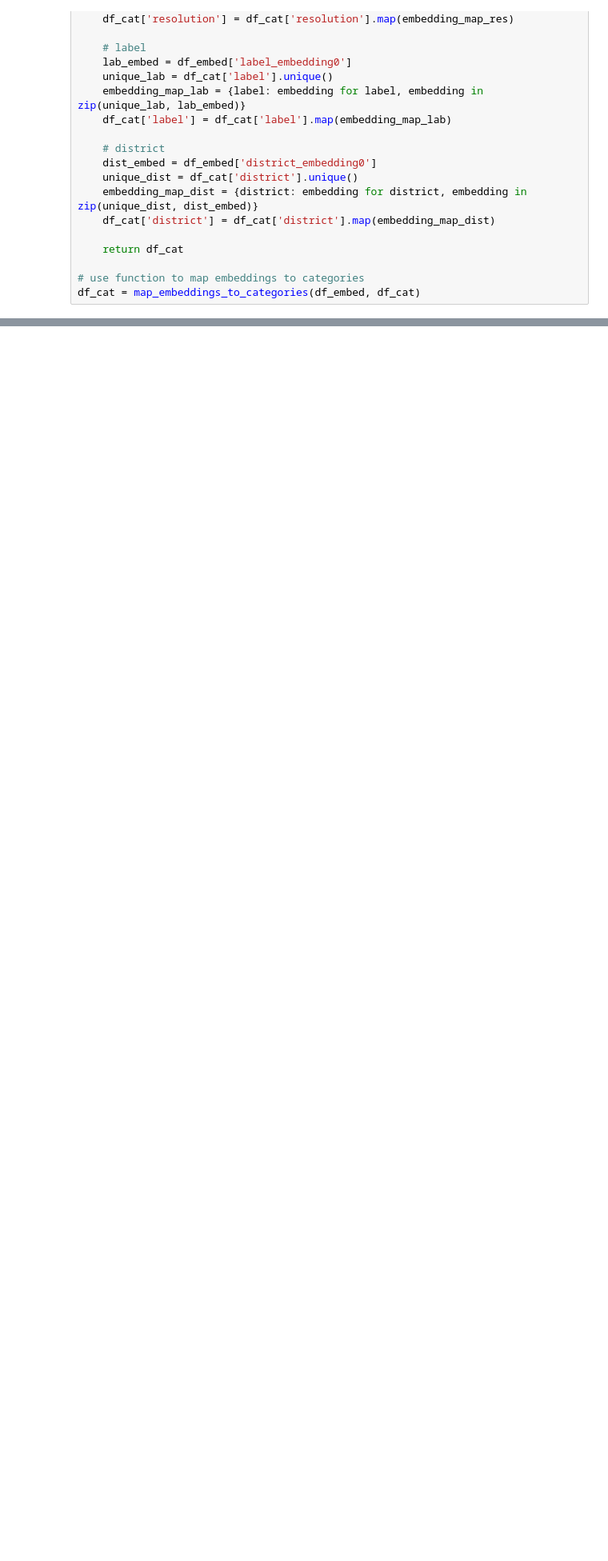
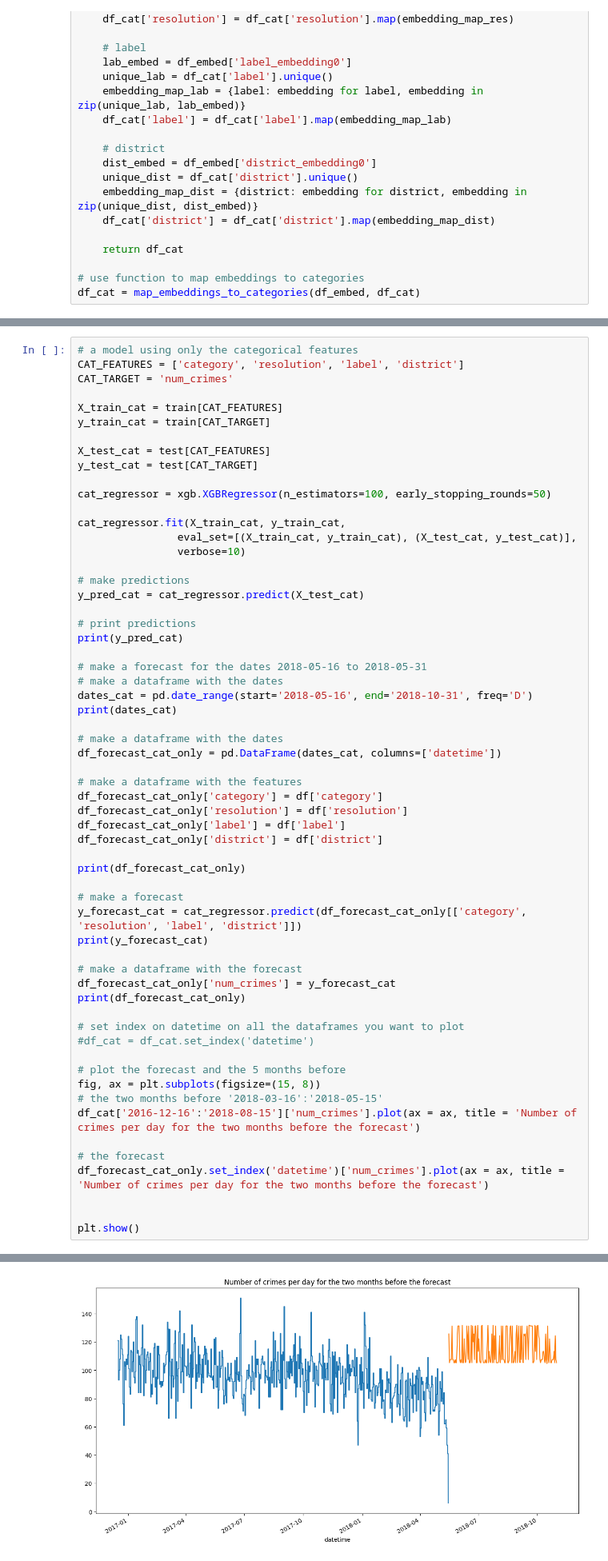
Before and after one commit to kristianseverin/CasePFA, a Jupyter notebook: XGBoost.ipynb, the cells around one changed output, grey strips where cells are left out. Shown at 80% size. Cells and saved outputs as stored; diff of their text form; blank space fills up the shorter version.

```diff
--- a/XGBoost.ipynb
+++ b/XGBoost.ipynb
@@ -600,0 +748,61 @@ df_cat
+# %%
+# a model using only the categorical features
+CAT_FEATURES = ['category', 'resolution', 'label', 'district']
+CAT_TARGET = 'num_crimes'
+
+X_train_cat = train[CAT_FEATURES]
+y_train_cat = train[CAT_TARGET]
+
+X_test_cat = test[CAT_FEATURES]
+y_test_cat = test[CAT_TARGET]
+
+cat_regressor = xgb.XGBRegressor(n_estimators=100, early_stopping_rounds=50)
+
+cat_regressor.fit(X_train_cat, y_train_cat,
+                eval_set=[(X_train_cat, y_train_cat), (X_test_cat, y_test_cat)],
+                verbose=10)
+
+# make predictions
+y_pred_cat = cat_regressor.predict(X_test_cat)
+
+# print predictions
+print(y_pred_cat)
+
+# make a forecast for the dates 2018-05-16 to 2018-05-31
+# make a dataframe with the dates
+dates_cat = pd.date_range(start='2018-05-16', end='2018-10-31', freq='D')
+print(dates_cat)
+
+# make a dataframe with the dates
+df_forecast_cat_only = pd.DataFrame(dates_cat, columns=['datetime'])
+
+# make a dataframe with the features
+df_forecast_cat_only['category'] = df['category']
+df_forecast_cat_only['resolution'] = df['resolution']
+df_forecast_cat_only['label'] = df['label']
+df_forecast_cat_only['district'] = df['district']
+
+print(df_forecast_cat_only)
+
+# make a forecast
+y_forecast_cat = cat_regressor.predict(df_forecast_cat_only[['category', 'resolution', 'label', 'district']])
+print(y_forecast_cat)
+
+# make a dataframe with the forecast
+df_forecast_cat_only['num_crimes'] = y_forecast_cat
+print(df_forecast_cat_only)
+
+# set index on datetime on all the dataframes you want to plot
+#df_cat = df_cat.set_index('datetime')
+
+# plot the forecast and the 5 months before
+fig, ax = plt.subplots(figsize=(15, 8))
+# the two months before '2018-03-16':'2018-05-15'
+df_cat['2016-12-16':'2018-08-15']['num_crimes'].plot(ax = ax, title = 'Number of crimes per day for the two months before the forecast')
+
+# the forecast
+df_forecast_cat_only.set_index('datetime')['num_crimes'].plot(ax = ax, title = 'Number of crimes per day for the two months before the forecast')
+
+
+plt.show()
+# %% [output]
@@ -600,0 +826 @@ df_cat
+[figure, added]
```
Also changed, not shown: parts of 18 cells of this notebook, 10 other files.
